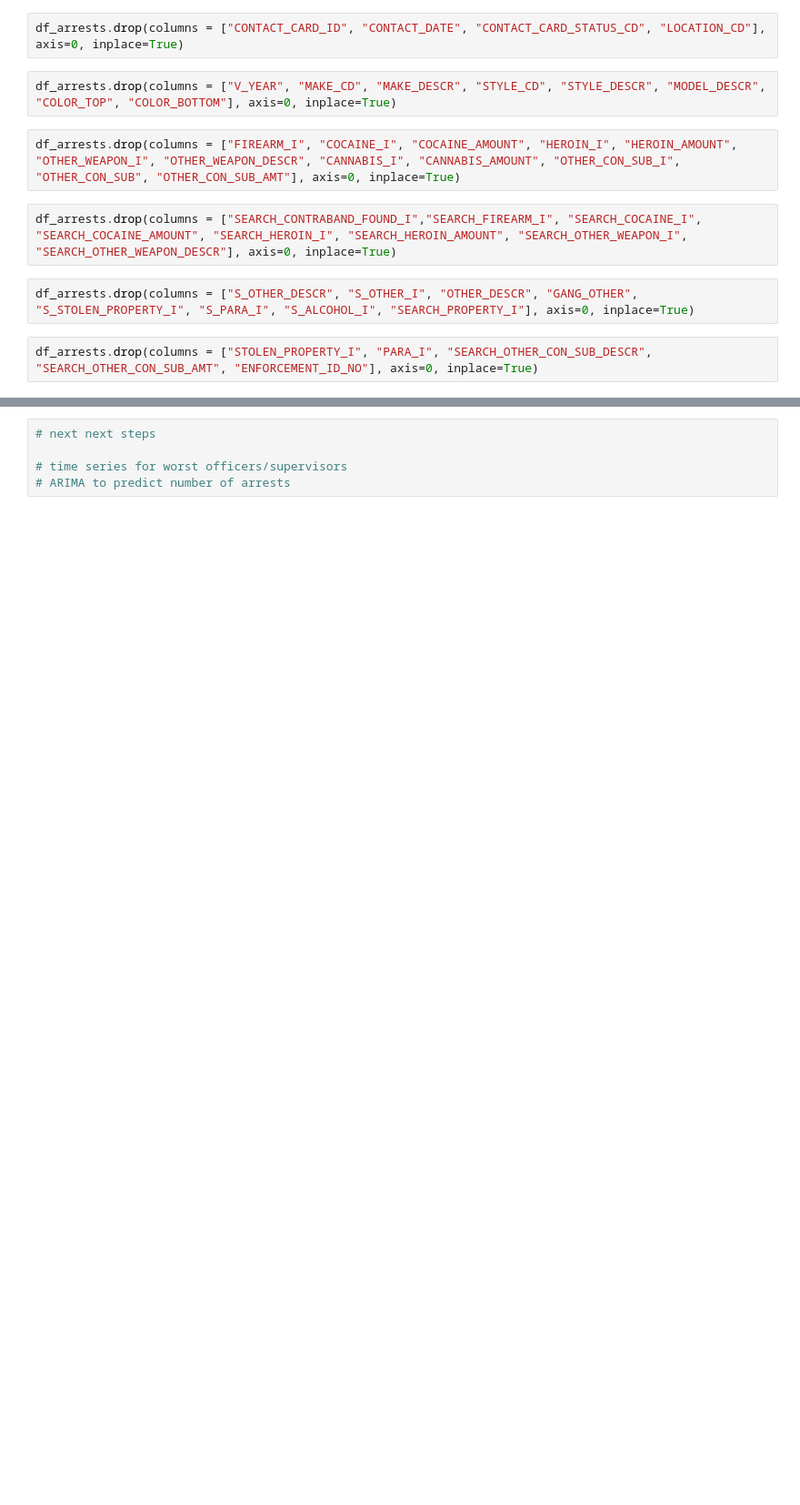
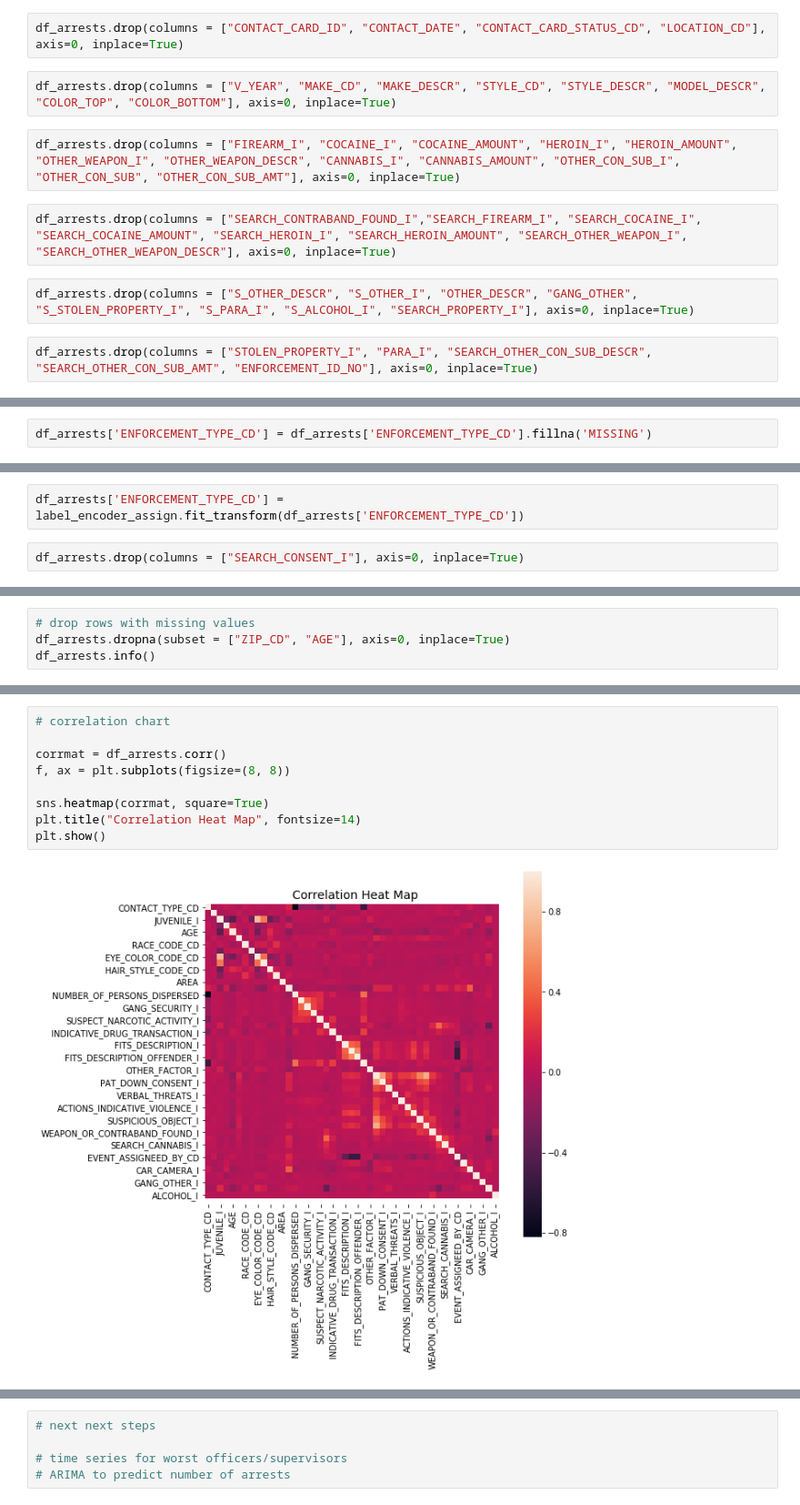
Before and after one commit to lambertmk/Capstone-Project, a Jupyter notebook: ML Model 2.ipynb, the cells around one changed output, grey strips where cells are left out. Shown at 91% size. Drawn from its saved outputs; the diff is of its cells as text; blank space fills up the shorter version.

```diff
--- a/ML Model 2.ipynb
+++ b/ML Model 2.ipynb
@@ -563,0 +728,2 @@ memory usage: 128.7+ MB
+# %%
+df_arrests['ENFORCEMENT_TYPE_CD'] = df_arrests['ENFORCEMENT_TYPE_CD'].fillna('MISSING')
@@ -563,0 +735,4 @@ memory usage: 128.7+ MB
+# %%
+df_arrests['ENFORCEMENT_TYPE_CD'] = label_encoder_assign.fit_transform(df_arrests['ENFORCEMENT_TYPE_CD'])
+# %%
+df_arrests.drop(columns = ["SEARCH_CONSENT_I"], axis=0, inplace=True)
@@ -563,0 +761,4 @@ memory usage: 128.7+ MB
+# %%
+# drop rows with missing values
+df_arrests.dropna(subset = ["ZIP_CD", "AGE"], axis=0, inplace=True)
+df_arrests.info()
@@ -563,0 +783,11 @@ memory usage: 128.7+ MB
+# %%
+# correlation chart
+
+corrmat = df_arrests.corr()
+f, ax = plt.subplots(figsize=(8, 8))
+
+sns.heatmap(corrmat, square=True)
+plt.title("Correlation Heat Map", fontsize=14)
+plt.show()
+# %% [output]
+[figure, added]
```
Also changed, not shown: parts of 90 cells of this notebook.
